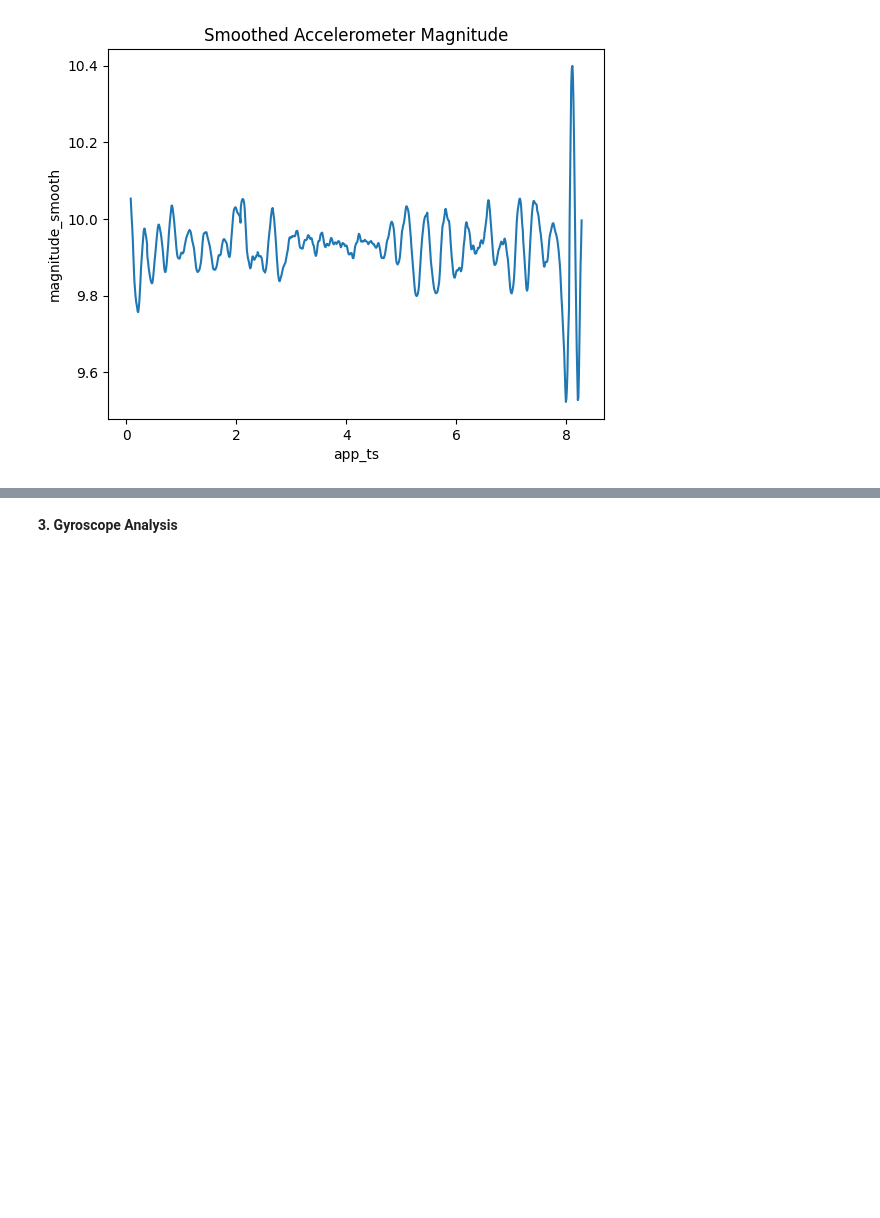
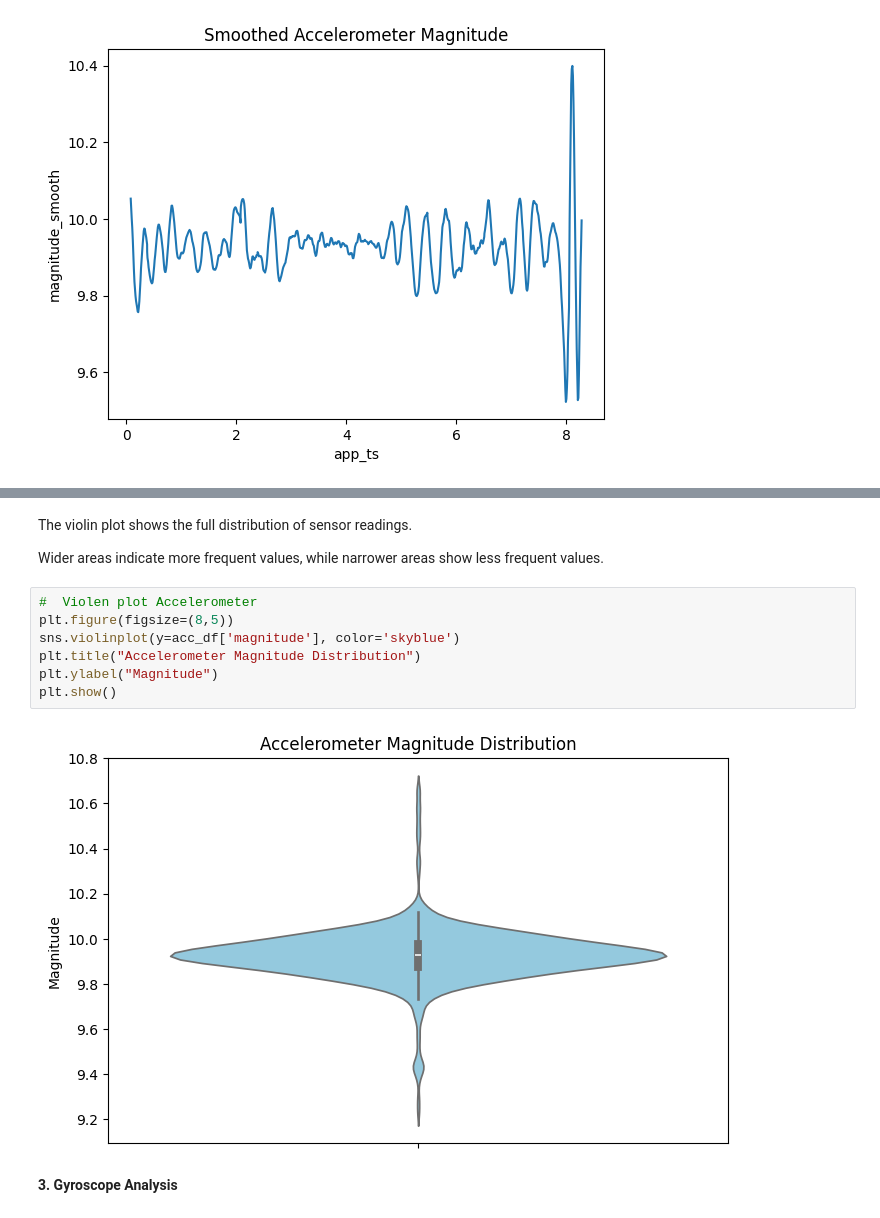
Before and after one commit to HiraNawaz2415/Assignment-1-TOPL-Roll-002-, a Jupyter notebook: assignment#1.ipynb, the cells around one changed output, grey strips where cells are left out. Saved outputs shown, nothing was run; the diff lists cells and outputs as text; blank space fills up the shorter version.

```diff
--- a/assignment#1.ipynb
+++ b/assignment#1.ipynb
@@ -269,3 +276,16 @@ plt.show()
+# %% [markdown]
+The violin plot shows the full distribution of sensor readings.
+
+Wider areas indicate more frequent values, while narrower areas show less frequent values.
+# %%
+#  Violen plot Accelerometer
+plt.figure(figsize=(8,5))
+sns.violinplot(y=acc_df['magnitude'], color='skyblue')
+plt.title("Accelerometer Magnitude Distribution")
+plt.ylabel("Magnitude")
+plt.show()
+# %% [output]
+[figure, added]
 # %% [markdown]
 <b>3. Gyroscope Analysis</b>
 # %%
```
Also changed, not shown: parts of 10 cells of this notebook.
